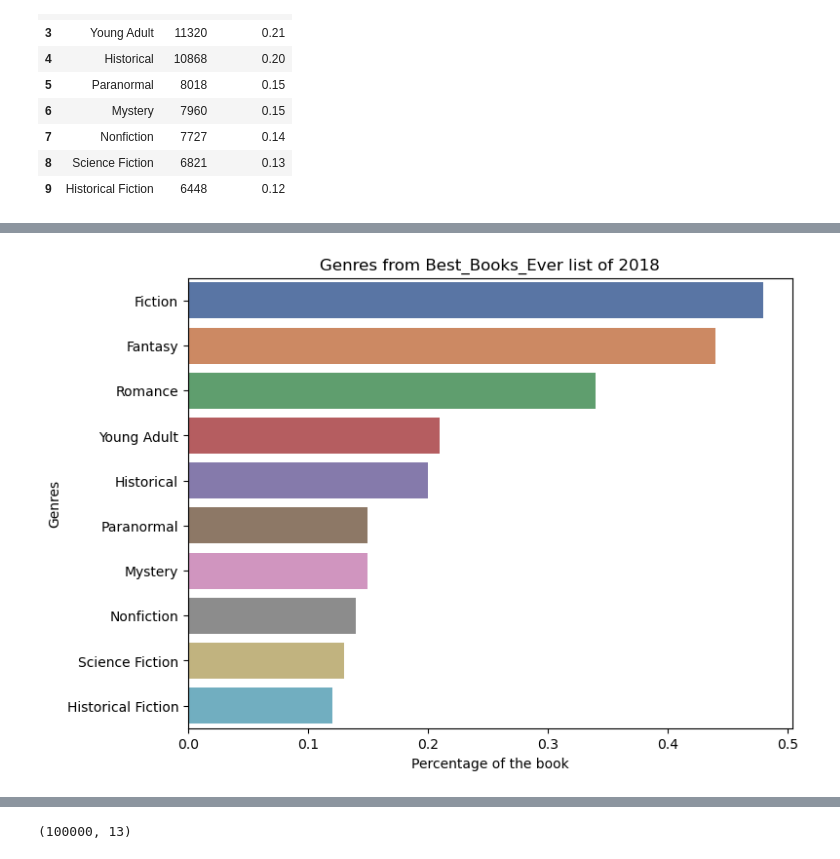
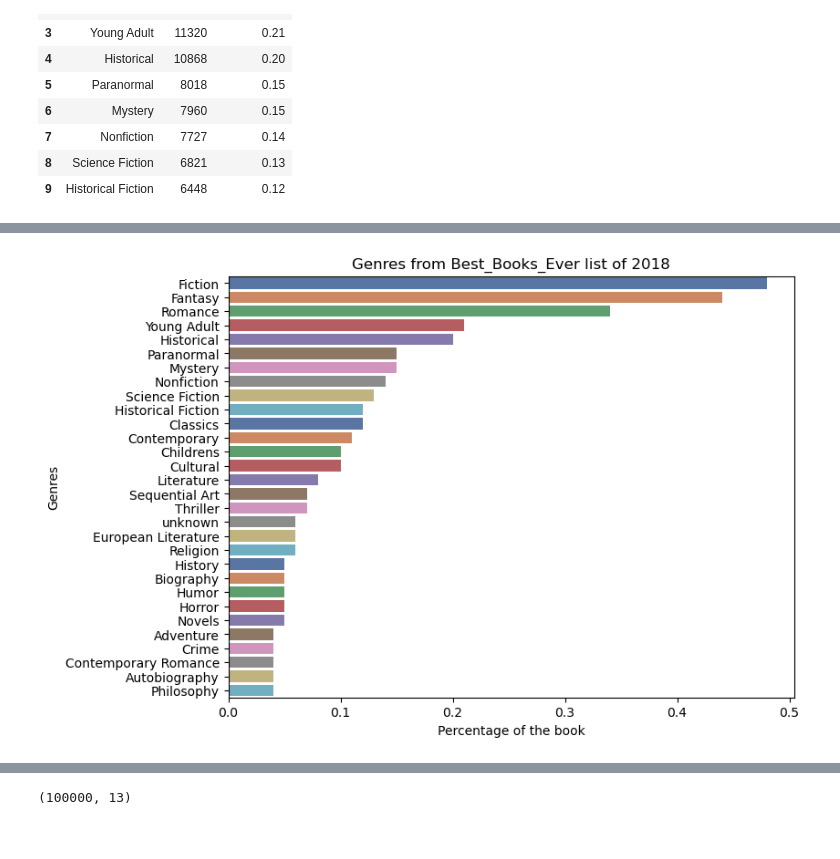
Before and after one commit to Jiaxing7/Final-Projects, a Jupyter notebook: Final Project.ipynb, the cells around one changed output, grey strips where cells are left out. Drawn from its saved outputs; the diff is of its cells as text; code cells hidden in the pictures.

```diff
--- a/Final Project.ipynb
+++ b/Final Project.ipynb
@@ -1359,11 +1352,11 @@ data_genre.head(30)
 # %%
 fig, ax = plt.subplots(figsize=(8, 6))
-sns.barplot(data=data_genre1.head(10), x='percentage', y='genre', palette='deep')
+sns.barplot(data=data_genre1.head(30), x='percentage', y='genre', palette='deep')
 plt.title('Genres from Best_Books_Ever list of 2018')
 plt.xlabel('Percentage of the book')
 plt.ylabel('Genres')
 plt.show()
 # %% [output]
-[figure, old version]
+[figure, new version]
 # %%
 fig, ax = plt.subplots(figsize=(8, 6))
```
Also changed, not shown: parts of 7 cells of this notebook.
